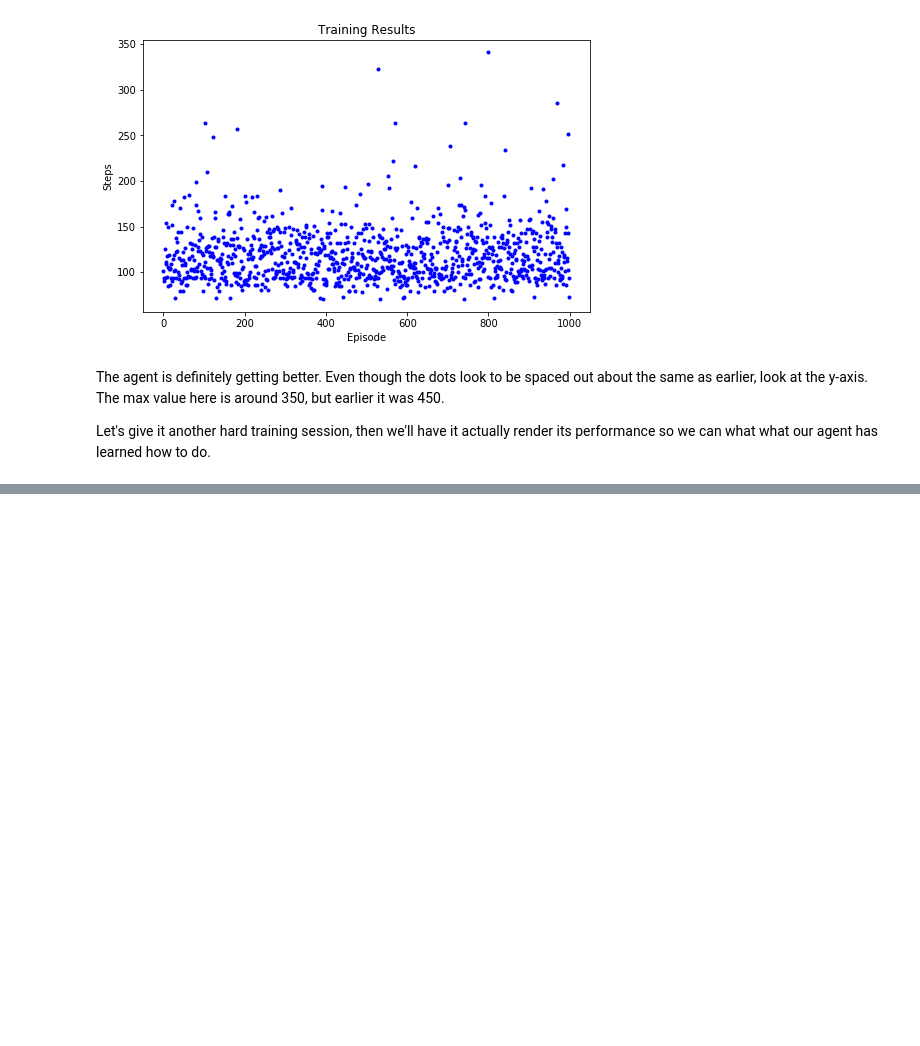
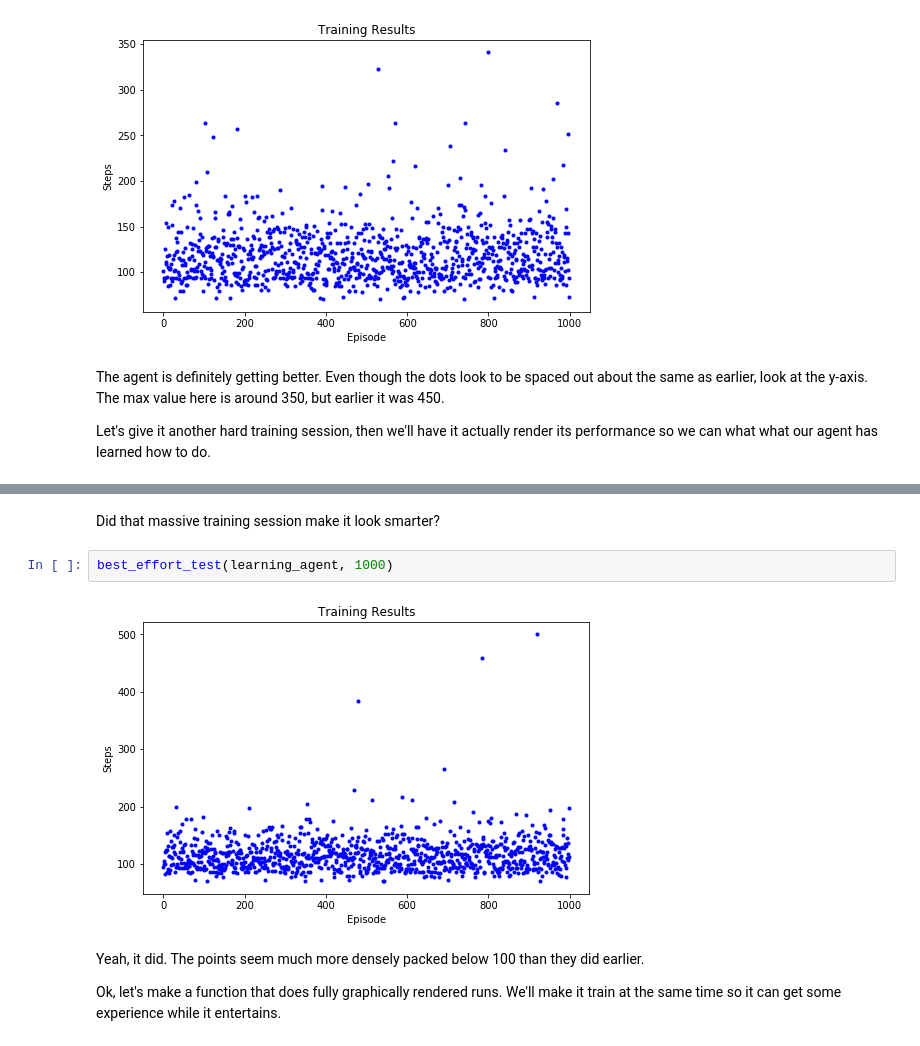
Before and after one commit to unoti/ai-gym-experiments, a Jupyter notebook: 3-Discretizing.ipynb, the cells around one changed output, grey strips where cells are left out. Drawn from its saved outputs; the diff is of its cells as text; blank space fills up the shorter version.

```diff
--- a/3-Discretizing.ipynb
+++ b/3-Discretizing.ipynb
@@ -836,0 +841,10 @@ Let's give it another hard training session, then we'll have it actually render
+# %% [markdown]
+Did that massive training session make it look smarter?
+# %%
+best_effort_test(learning_agent, 1000)
+# %% [output]
+[figure, added]
+# %% [markdown]
+Yeah, it did. The points seem much more densely packed below 100 than they did earlier.
+
+Ok, let's make a function that does fully graphically rendered runs.  We'll make it train at the same time so it can get some experience while it entertains.
```
Also changed, not shown: parts of 5 cells of this notebook.
